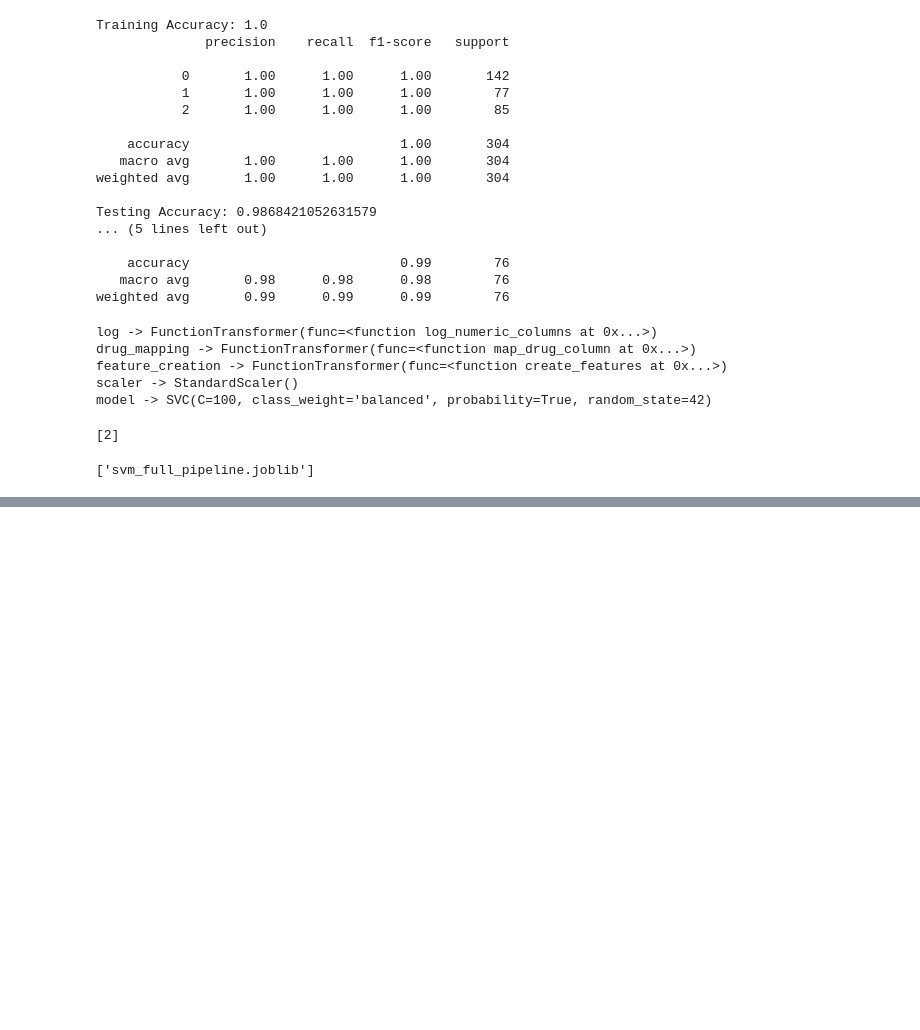
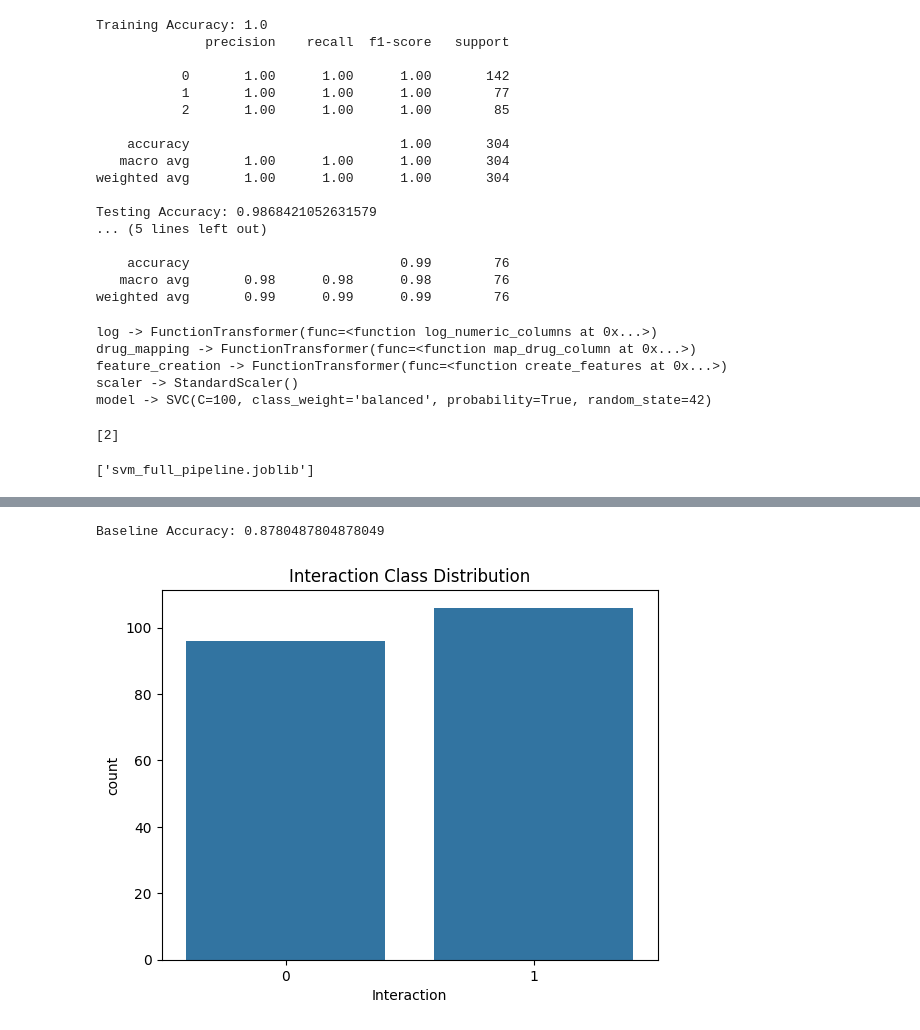
Before and after one commit to Lark01/Drug-Food-Interactions, a Jupyter notebook: DrugInteraction/DrugInteractionNotebook.ipynb, the cells around one changed output, grey strips where cells are left out. Saved outputs shown, nothing was run; the diff lists cells and outputs as text; code cells hidden in the pictures; blank space fills up the shorter version.

```diff
--- a/DrugInteraction/DrugInteractionNotebook.ipynb
+++ b/DrugInteraction/DrugInteractionNotebook.ipynb
@@ -690,0 +697,5 @@ joblib.dump(pipeline, "svm_full_pipeline.joblib")
+# %%
+import pandas as pd
+
+df = pd.read_csv("Drugs_dataset.csv")
+df.head()
@@ -690,0 +715,6 @@ joblib.dump(pipeline, "svm_full_pipeline.joblib")
+# %%
+X = df.drop("Interaction", axis=1)
+y = df["Interaction"]
+
+print(X.shape)
+print(y.value_counts())
@@ -690,0 +766,5 @@ joblib.dump(pipeline, "svm_full_pipeline.joblib")
+# %%
+y = y.map({
+    "Minor": 0,
+    "Major": 1
+})
@@ -690,0 +918,23 @@ joblib.dump(pipeline, "svm_full_pipeline.joblib")
+# %%
+from sklearn.linear_model import LogisticRegression
+
+baseline = Pipeline([
+    ("preprocess", preprocessor),
+    ("model", LogisticRegression(max_iter=1000))
+])
+
+baseline.fit(X_train, y_train)
+y_base = baseline.predict(X_test)
+
+print("Baseline Accuracy:", accuracy_score(y_test, y_base))
+# %% [output]
+Baseline Accuracy: 0.8780487804878049
+# %%
+import seaborn as sns
+import matplotlib.pyplot as plt
+
+sns.countplot(x=y)
+plt.title("Interaction Class Distribution")
+plt.show()
+# %% [output]
+[figure, added]
```
Also changed, not shown: parts of 32 cells of this notebook.
